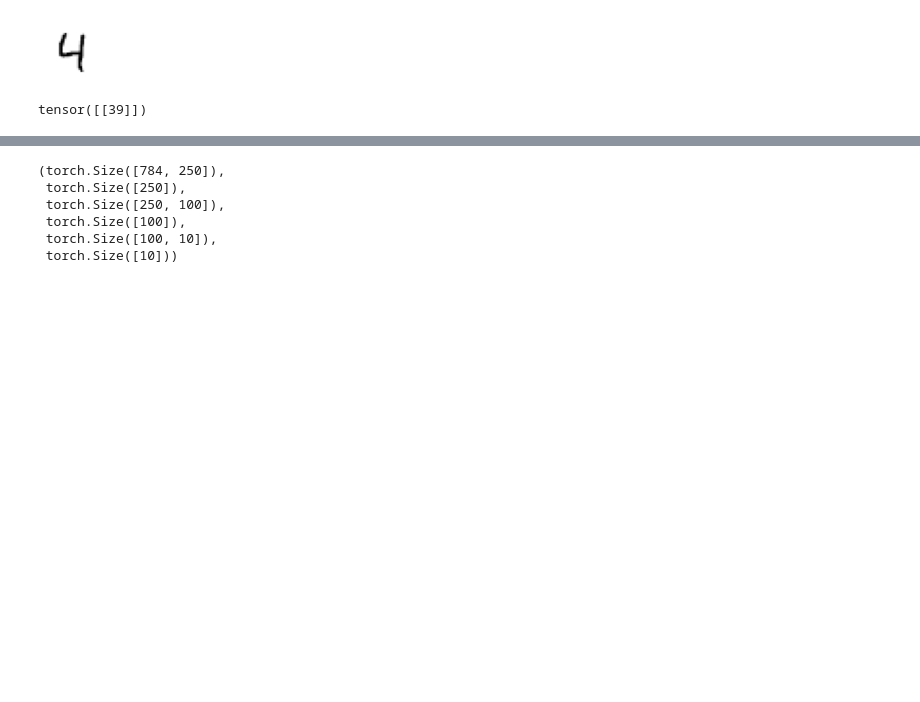
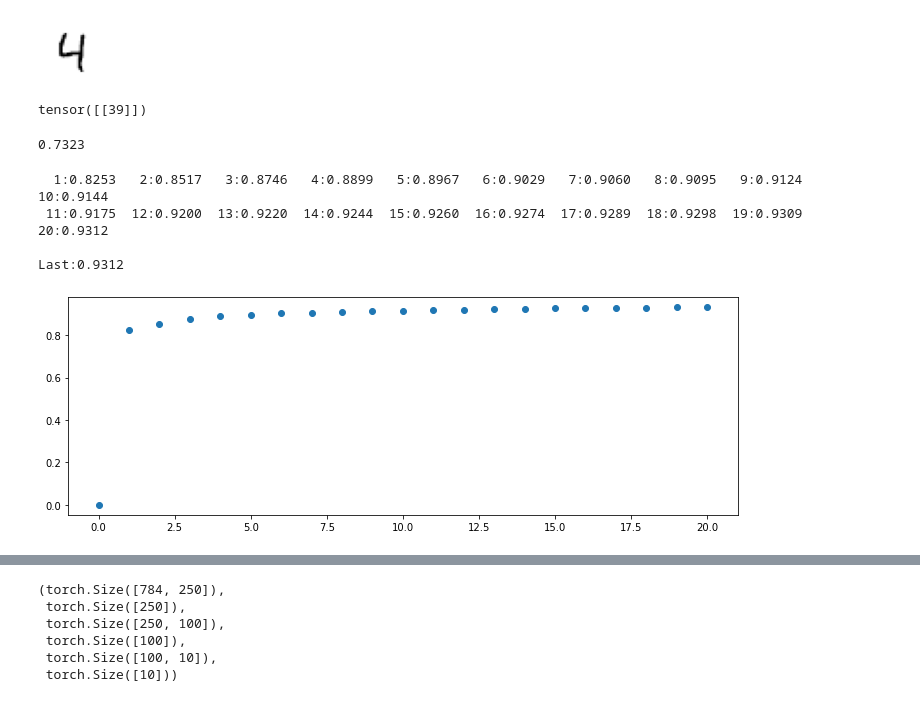
Before and after one commit to Aravinda89/fastai_bootcamp, a Jupyter notebook: BC2_1_MNIST_scratch.ipynb, the cells around one changed output, grey strips where cells are left out. Saved outputs shown, nothing was run; the diff lists cells and outputs as text; code cells hidden in the pictures; blank space fills up the shorter version.

```diff
--- a/BC2_1_MNIST_scratch.ipynb
+++ b/BC2_1_MNIST_scratch.ipynb
@@ -503,3 +503,32 @@ classifier(img.view(28*28).unsqueeze(dim=0))
 # %% [output]
 [figure]
 tensor([[39]])
+# %%
+shuffle(dset)
+dl = DataLoader(dset, batch_size=256)
+valid_dl = DataLoader(valid_dset, batch_size=5)
+
+w1 = init_params((28*28, 128))
+b1 = init_params(128)
+w2 = init_params((128, 10))
+b2 = init_params(10)
+
+lr = 1
+params = w1, b1, w2, b2
+
+metric_results = {}
+metric_results['epochs'] = [0]
+metric_results['values'] = [0]
+
+train_epoch(model, lr, params)
+validate_epoch(classifier)
+# %% [output]
+0.7323
+# %%
+metric_results = run_n_epochs(model, lr, params, 20)
+# %% [output]
+  1:0.8253   2:0.8517   3:0.8746   4:0.8899   5:0.8967   6:0.9029   7:0.9060   8:0.9095   9:0.9124  10:0.9144
+ 11:0.9175  12:0.9200  13:0.9220  14:0.9244  15:0.9260  16:0.9274  17:0.9289  18:0.9298  19:0.9309  20:0.9312
+
+Last:0.9312
+[figure, added]
```
Also changed, not shown: parts of 10 cells of this notebook.
